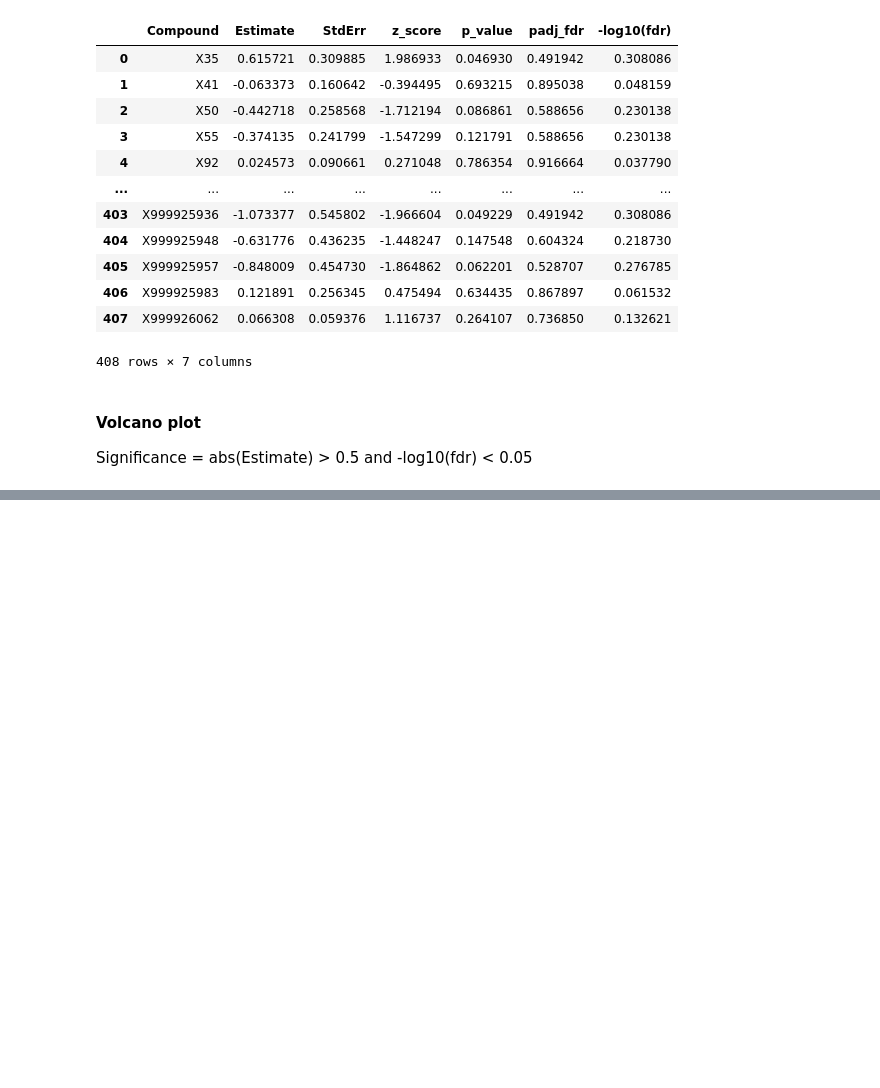
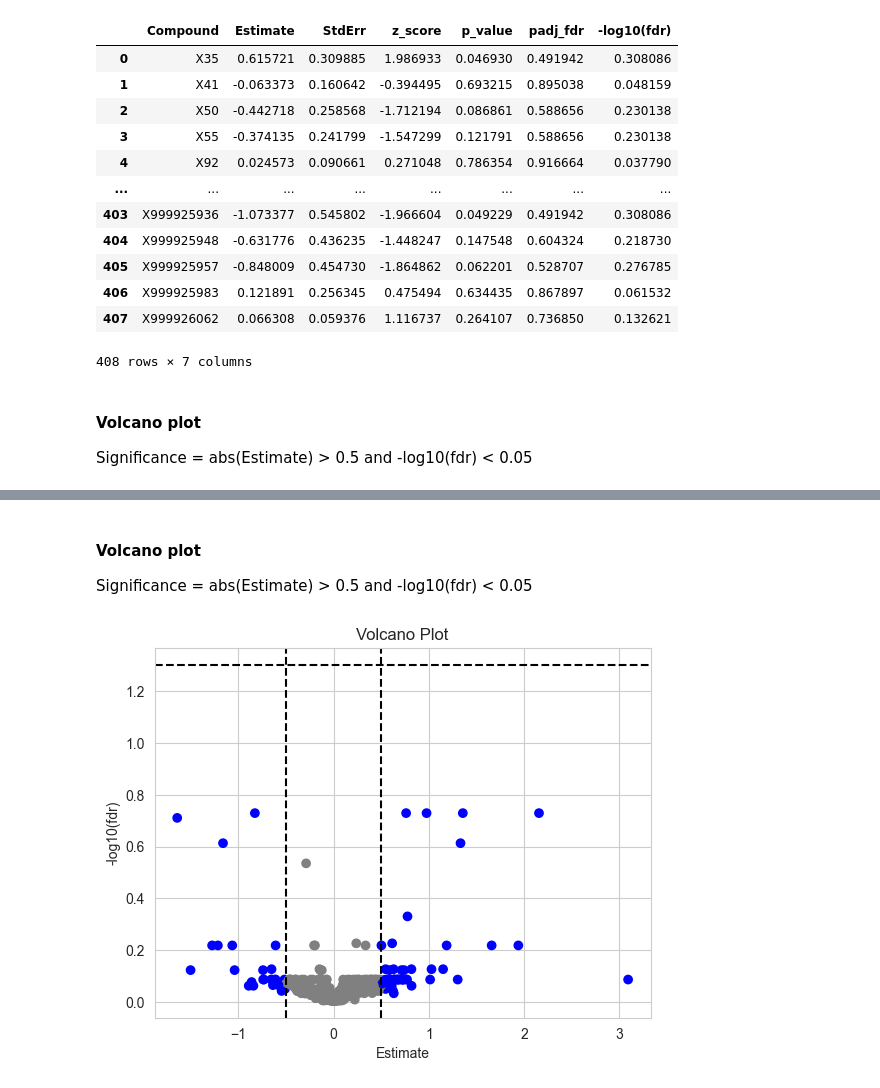
Before and after one commit to d13anu/AD-biomarkers, a Jupyter notebook: meta_ana.ipynb, the cells around one changed output, grey strips where cells are left out. Drawn from its saved outputs; the diff is of its cells as text; code cells hidden in the pictures; blank space fills up the shorter version.

Commit message:
Updated analysis for proteins and metabolites

```diff
--- a/meta_ana.ipynb
+++ b/meta_ana.ipynb
@@ -417,0 +358,9 @@ plt.show()
+# %%
+logreg_results = []
+
+for comp in meta_cols:
+    model = log_reg(comp, meta_ana_cn_mci)
+    stats = extract_protein_stats(comp, model)
+    logreg_results.append(stats)
+
+logreg_results = pd.DataFrame(logreg_results)
@@ -417,0 +390,41 @@ plt.show()
+# %% [markdown]
+#### Volcano plot
+Significance = abs(Estimate) > 0.5 and -log10(fdr) < 0.05
+# %%
+def assign_color(row):
+    abs_est = abs(row['Estimate'])
+    padj = row['padj_fdr']
+    if abs_est > 0.5 and padj < 0.05:
+        return 'red'  # significant + strong effect
+    elif abs_est > 0.5 or padj < 0.05:
+        return 'blue'  # either effect or significance
+    else:
+        return 'grey'
+
+logreg_results['color'] = logreg_results.apply(assign_color, axis=1)
+# %%
+# colours
+plt.scatter(logreg_results['Estimate'], logreg_results['-log10(fdr)'],c=logreg_results['color'])
+
+# text
+for _, row in logreg_results.iterrows():
+    if row['color'] == 'red':
+        plt.text(
+            row['Estimate'],
+            row['-log10(fdr)'],
+            row['Compound'],
+            fontsize=8,
+            ha='right' if row['Estimate'] < 0 else 'left',
+            va='bottom'
+        )
+
+# other notations
+plt.axhline(y=-np.log10(0.05), color='black', linestyle='--')
+plt.axvline(x= 0.5, color='black', linestyle='--')
+plt.axvline(x=-0.5, color='black', linestyle='--')
+plt.xlabel('Estimate')
+plt.ylabel('-log10(fdr)')
+plt.title('Volcano Plot')
+plt.show()
+# %% [output]
+[figure, added]
```
Also changed, not shown: parts of 27 cells of this notebook, 1 other file.
